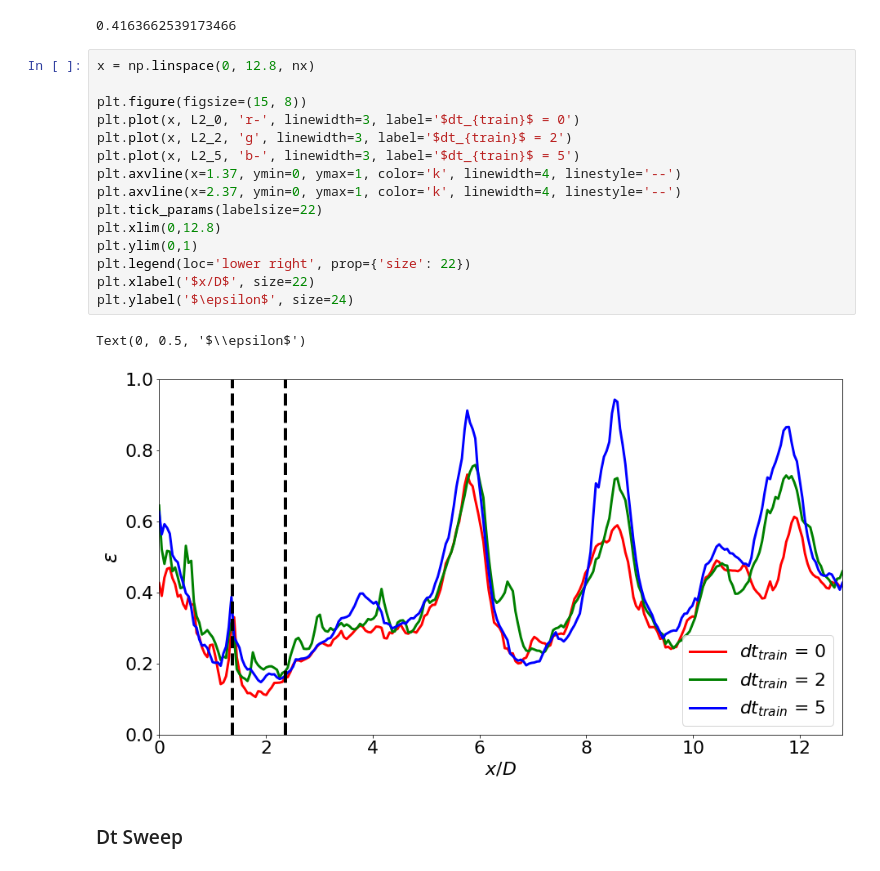
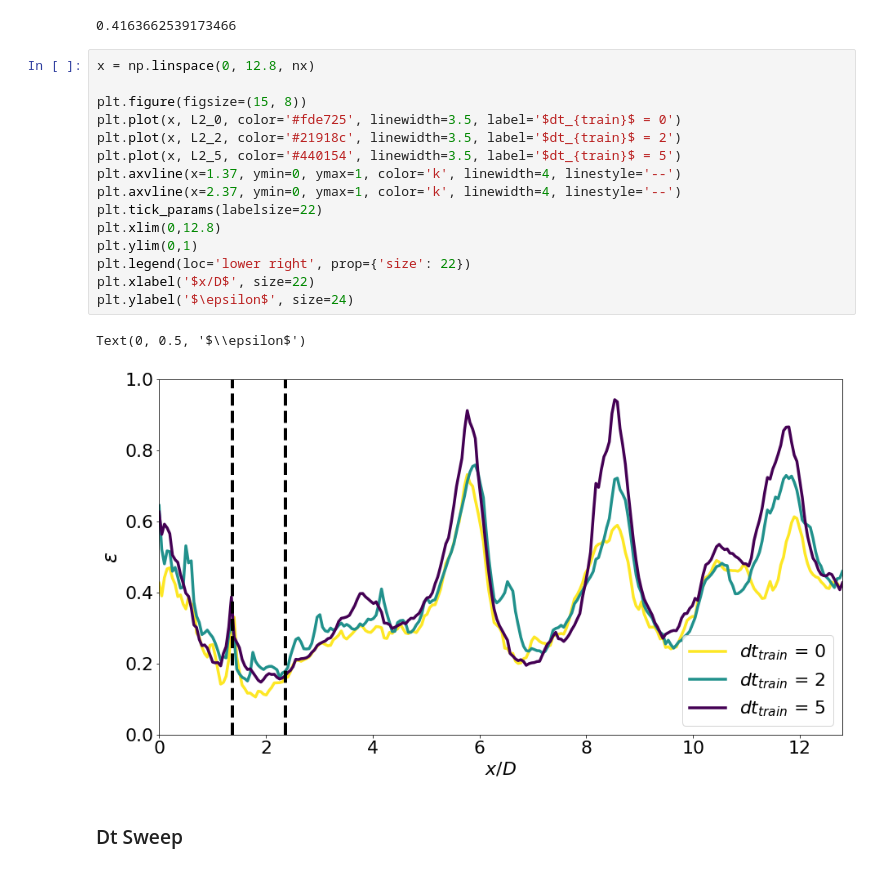
Before and after one commit to alex-papadopoulos/Part_IIB_Project, a Jupyter notebook: Model Results X-scanning.ipynb, the cells around one changed output. Drawn from its saved outputs; the diff is of its cells as text.

```diff
--- a/Model Results X-scanning.ipynb
+++ b/Model Results X-scanning.ipynb
@@ -355,21 +359,21 @@ np.mean(L2_5)
 # %%
 x = np.linspace(0, 12.8, nx)
 
 plt.figure(figsize=(15, 8))
-plt.plot(x, L2_0, 'r-', linewidth=3, label='$dt_{train}$ = 0')
-plt.plot(x, L2_2, 'g', linewidth=3, label='$dt_{train}$ = 2')
-plt.plot(x, L2_5, 'b-', linewidth=3, label='$dt_{train}$ = 5')
+plt.plot(x, L2_0, color='#fde725', linewidth=3.5, label='$dt_{train}$ = 0')
+plt.plot(x, L2_2, color='#21918c', linewidth=3.5, label='$dt_{train}$ = 2')
+plt.plot(x, L2_5, color='#440154', linewidth=3.5, label='$dt_{train}$ = 5')
 plt.axvline(x=1.37, ymin=0, ymax=1, color='k', linewidth=4, linestyle='--')
 plt.axvline(x=2.37, ymin=0, ymax=1, color='k', linewidth=4, linestyle='--')
 plt.tick_params(labelsize=22)
 plt.xlim(0,12.8)
 plt.ylim(0,1)
 plt.legend(loc='lower right', prop={'size': 22})
 plt.xlabel('$x/D$', size=22)
 plt.ylabel('$\epsilon$', size=24)
 # %% [output]
 Text(0, 0.5, '$\\epsilon$')
-[figure, old version]
+[figure, new version]
 # %% [markdown]
 ### Dt Sweep
 # %%
```
Also changed, not shown: parts of 6 cells of this notebook, 2 other files.
